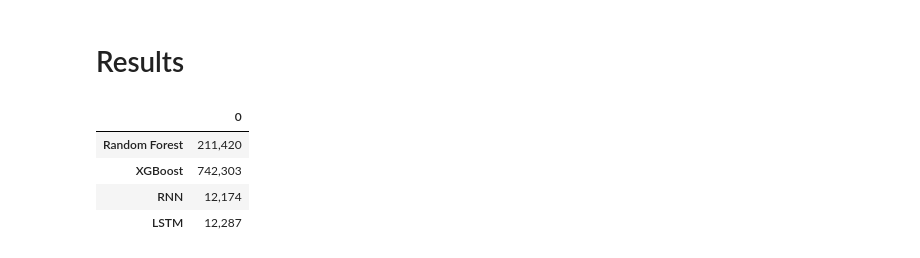
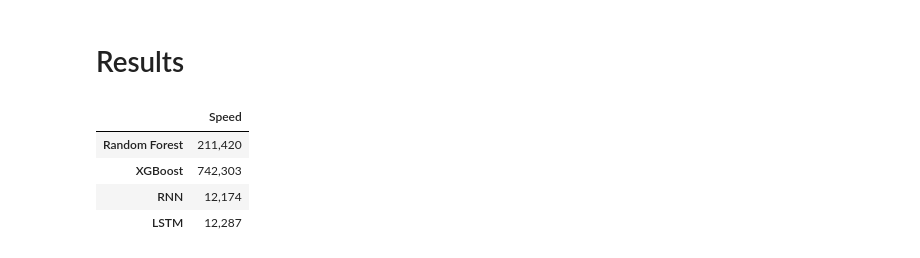
Before and after one commit to elliotgengler/517_Heston_Prediction_Project, a Jupyter notebook: SpeedComparison.ipynb, the cells around one changed output. Saved outputs shown, nothing was run; the diff lists cells and outputs as text; code cells hidden in the pictures.

```diff
--- a/SpeedComparison.ipynb
+++ b/SpeedComparison.ipynb
@@ -286,11 +286,12 @@ Speed (predictions/s): 12,287
 # %%
 results = pd.DataFrame(
     [rf_speed, xgb_speed, rnn_speed, lstm_speed],
     index=['Random Forest', 'XGBoost', 'RNN', 'LSTM']
     )
+results.columns = ['Speed']
 display(results.style.format('{:,.0f}'))
 # %% [output]
-|  | 0 |
+|  | Speed |
 | Random Forest | 211,420 |
 | XGBoost | 742,303 |
 | RNN | 12,174 |
```
